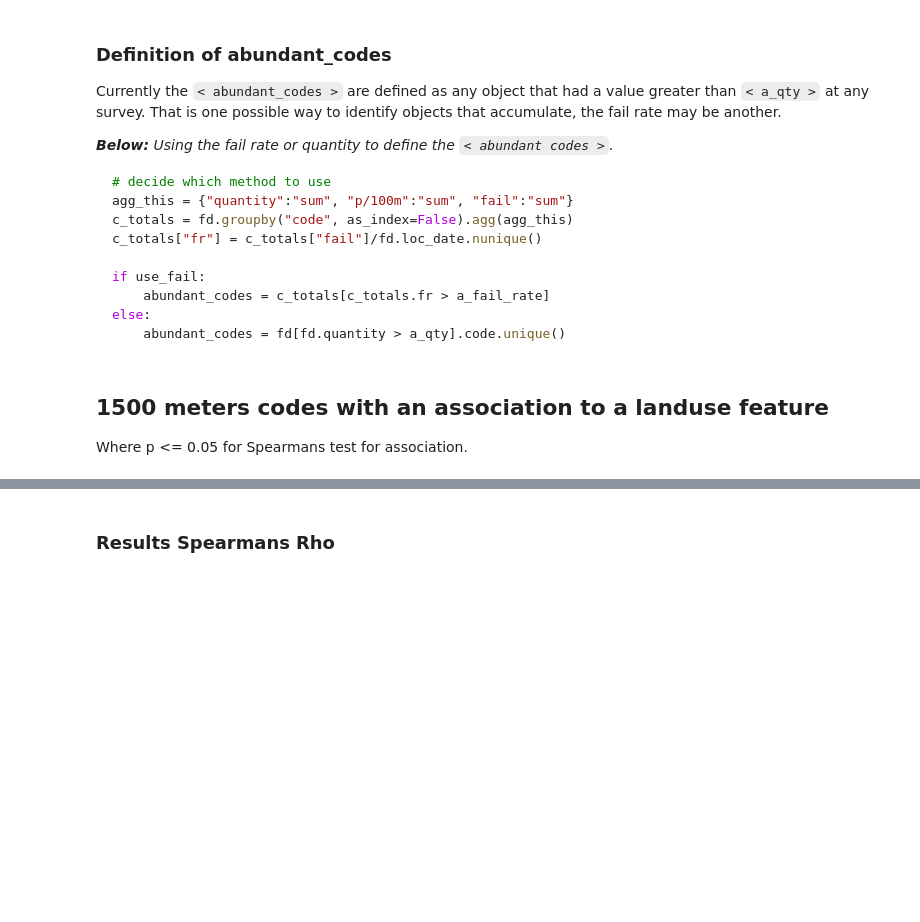
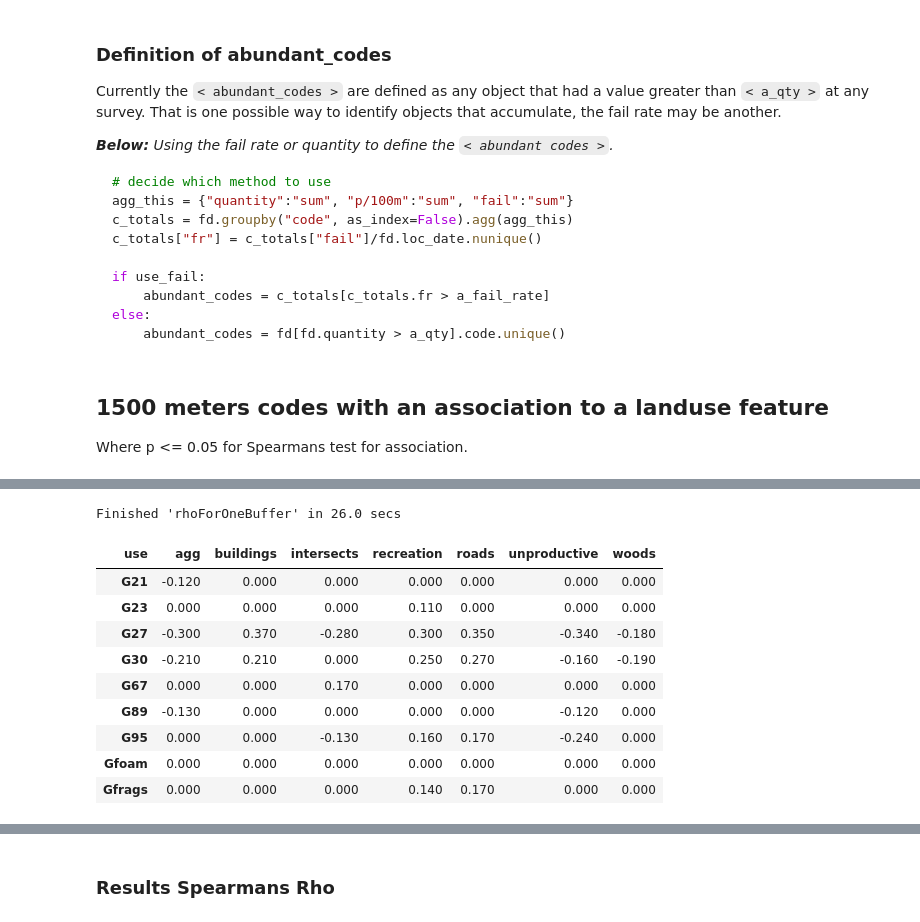
Before and after one commit to hammerdirt-analyst/landuse, a Jupyter notebook: spearmansrho_luse.ipynb, the cells around one changed output, grey strips where cells are left out. Saved outputs shown, nothing was run; the diff lists cells and outputs as text; code cells hidden in the pictures; blank space fills up the shorter version.

```diff
--- a/spearmansrho_luse.ipynb
+++ b/spearmansrho_luse.ipynb
@@ -588,0 +742,37 @@ Where p <= 0.05 for Spearmans test for association.
+# %%
+# this defines the css rules for the note-book table displays
+header_row = {'selector': 'th:nth-child(1)', 'props': f'background-color: #FFF;'}
+even_rows = {"selector": 'tr:nth-child(even)', 'props': f'background-color: rgba(139, 69, 19, 0.08);'}
+odd_rows = {'selector': 'tr:nth-child(odd)', 'props': 'background: #FFF;'}
+table_font = {'selector': 'tr', 'props': 'font-size: 12px;'}
+table_css_styles = [even_rows, odd_rows, table_font, header_row]
+
+# mcd = mc_comp.style.format(aformatter).set_table_styles(table_css_styles)
+# mcd = mcd.background_gradient(axis=None, vmin=mc_comp.min().min(), vmax=mc_comp.max().max(), cmap="YlOrBr")
+# %%
+codes = ["G27", "Gfrags", "G95", "Gfoam", "G30", "Gfoam", "G67", "G89", "G21", "G23"]
+land_use = ["woods", "buildings", "agg", "recreation", "unproductive", "roads", "intersects"]
+buffer_file = "resources/buffer_output/luse_1500.csv"
+
+f = rhoForOneBuffer(data=df, buffer_file=buffer_file , codes=codes, land_use=land_use)
+buffer_results = [{"code":x["code"], "use": x["landuse"], "exact_p": x["exact"][0], "p": x["a_symp"][0], "rho": x["exact"][1]} for x in f]
+rho_at_buffer = pd.DataFrame(buffer_results)
+
+pvals = rho_at_buffer.pivot_table(index="code", columns="use", values="p", aggfunc='first')
+rhovals = rho_at_buffer.pivot_table(index="code", columns="use", values="rho", aggfunc='first').round(3)
+
+buffer_results = pd.DataFrame(resultsDf(rhovals, pvals)).round(2)
+bfr = buffer_results.style.format(precision=3).set_table_styles(table_css_styles)
+bfr.background_gradient(axis=None, vmin=buffer_results.min().min(), vmax=buffer_results.max().max(), cmap="coolwarm")
+# %% [output]
+Finished 'rhoForOneBuffer' in 26.0 secs
+| use | agg | buildings | intersects | recreation | roads | unproductive | woods |
+| G21 | -0.120 | 0.000 | 0.000 | 0.000 | 0.000 | 0.000 | 0.000 |
+| G23 | 0.000 | 0.000 | 0.000 | 0.110 | 0.000 | 0.000 | 0.000 |
+| G27 | -0.300 | 0.370 | -0.280 | 0.300 | 0.350 | -0.340 | -0.180 |
+| G30 | -0.210 | 0.210 | 0.000 | 0.250 | 0.270 | -0.160 | -0.190 |
+| G67 | 0.000 | 0.000 | 0.170 | 0.000 | 0.000 | 0.000 | 0.000 |
+| G89 | -0.130 | 0.000 | 0.000 | 0.000 | 0.000 | -0.120 | 0.000 |
+| G95 | 0.000 | 0.000 | -0.130 | 0.160 | 0.170 | -0.240 | 0.000 |
+| Gfoam | 0.000 | 0.000 | 0.000 | 0.000 | 0.000 | 0.000 | 0.000 |
+| Gfrags | 0.000 | 0.000 | 0.000 | 0.140 | 0.170 | 0.000 | 0.000 |
```
Also changed, not shown: parts of 53 cells of this notebook, 1 other file.
